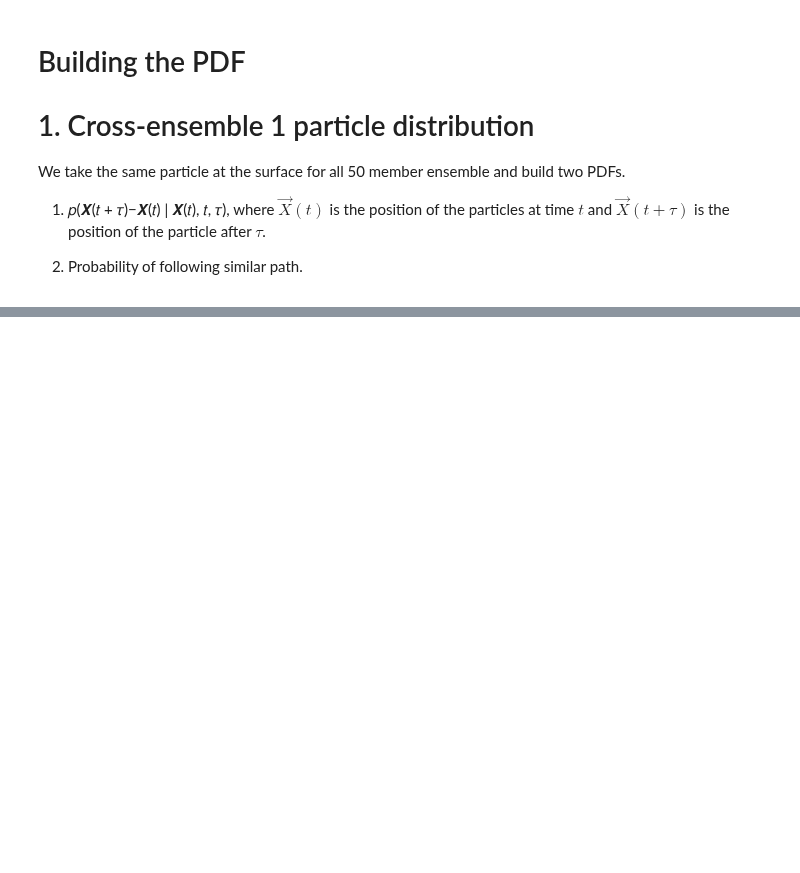
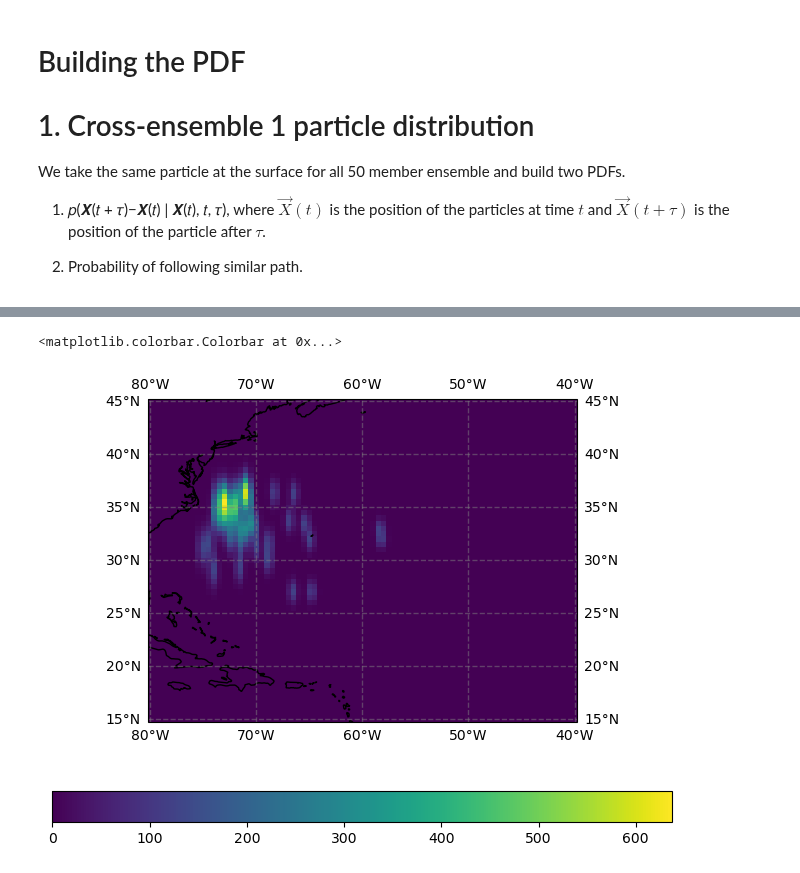
Before and after one commit to OceanParcels/NEMO_Ensemble_Lagrangian_Analysis, a Jupyter notebook: notebooks/04.PDFs_constructor.ipynb, the cells around one changed output, grey strips where cells are left out. Cells and saved outputs as stored; diff of their text form; code cells hidden in the pictures; blank space fills up the shorter version.

```diff
--- a/notebooks/04.PDFs_constructor.ipynb
+++ b/notebooks/04.PDFs_constructor.ipynb
@@ -408,0 +378,36 @@ KeyboardInterrupt:
+# %%
+# Assuming you have arrays of longitude and latitude
+tau = 300
+lon = pset_member.lon[:,tau].values
+lat = pset_member.lat[:,tau].values
+
+# Stack the longitude and latitude arrays into a 2D array
+particles = np.vstack([lon, lat]).T
+particles *= np.pi / 180  # Convert degrees to radians
+
+nx, ny = 81, 61
+domain_limits = [[-80, -40], [15, 45]]
+
+xgrid = np.linspace(domain_limits[0][0], domain_limits[0][1], nx)
+ygrid = np.linspace(domain_limits[1][0], domain_limits[1][1], ny)
+
+X, Y = np.meshgrid(xgrid, ygrid)
+
+xy = np.vstack([X.ravel(), Y.ravel()]).T
+xy *= np.pi / 180  # Convert degrees to radians
+
+
+# # Create and fit the KernelDensity model
+kde = KernelDensity(
+        bandwidth=0.005, metric="haversine", kernel="gaussian", algorithm="ball_tree"
+    )
+kde.fit(particles)
+
+Z = np.exp(kde.score_samples(xy))
+Z = Z.reshape(X.shape)
+
+# # Compute the densities (log probability density function)
+# log_dens = kde.score_samples(X)
+
+# # Convert log densities to actual densities
+# dens = np.exp(log_dens)
@@ -408,0 +430,11 @@ KeyboardInterrupt:
+# %%
+fig = plt.figure(figsize=(8, 6))
+ax = plt.axes(projection=cartopy.crs.PlateCarree())
+ax.coastlines()
+
+gl = ax.gridlines(crs=cartopy.crs.PlateCarree(), draw_labels=True, linewidth=1, color='gray', alpha=0.5, linestyle='--')
+im = ax.pcolormesh(X, Y, Z)
+fig.colorbar(im, orientation='horizontal')
+# %% [output]
+<matplotlib.colorbar.Colorbar at 0x...>
+[figure, added]
```
Also changed, not shown: parts of 14 cells of this notebook.
